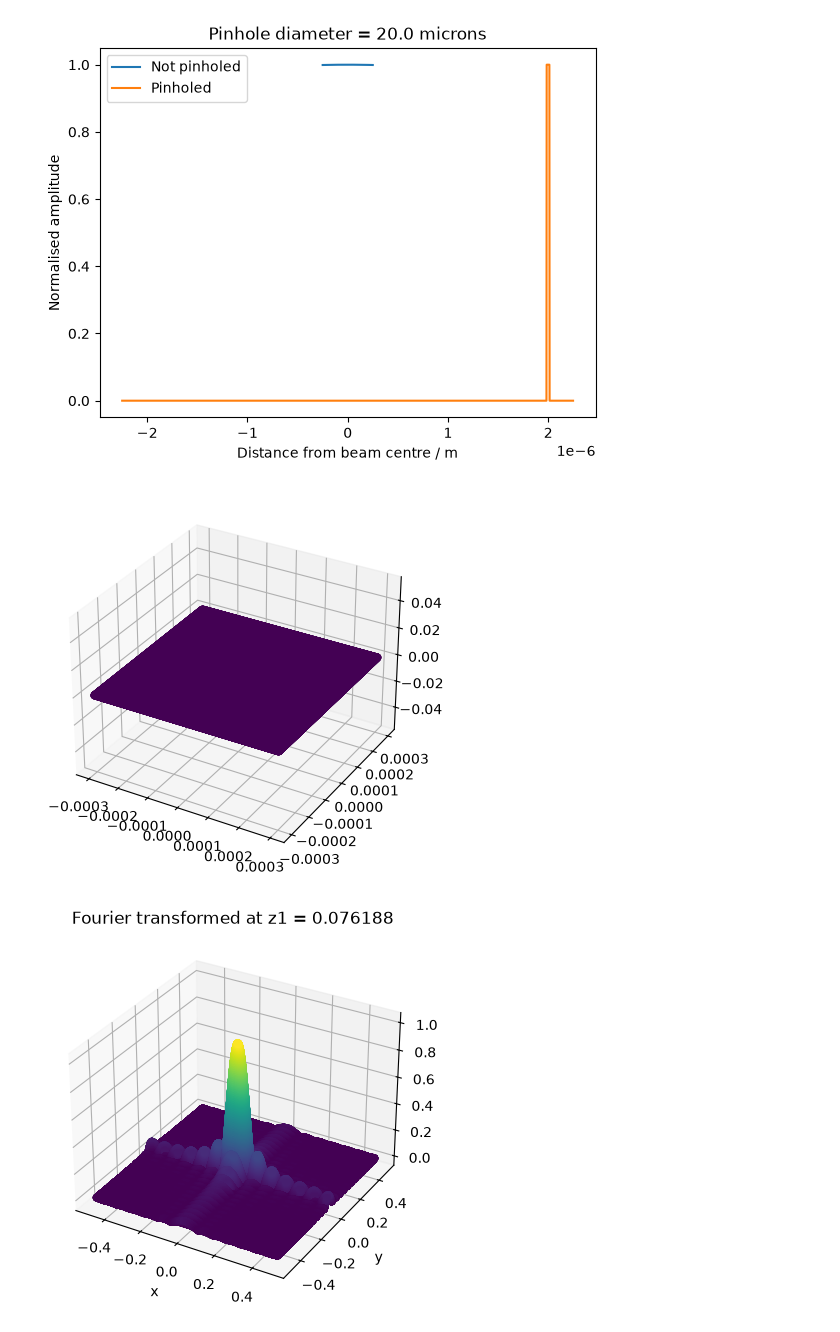
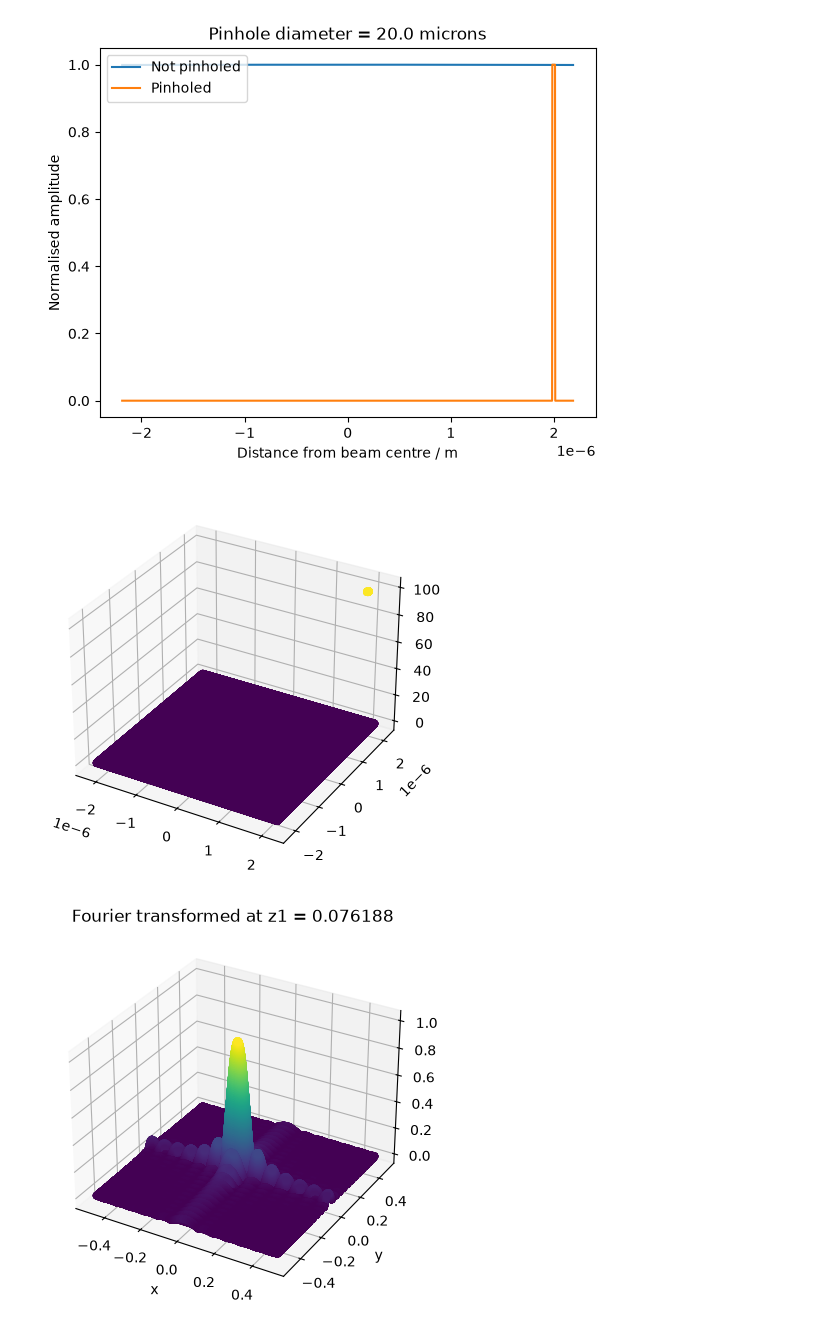
Before and after one commit to cosmosian-42/fraunhofer_diffraction, a Jupyter notebook: gaussian_beam/applying_a_mask.ipynb, the cells around one changed output. Drawn from its saved outputs; the diff is of its cells as text; code cells hidden in the pictures.

Commit message:
Functional version of movable slit code

```diff
--- a/gaussian_beam/applying_a_mask.ipynb
+++ b/gaussian_beam/applying_a_mask.ipynb
@@ -325,7 +325,7 @@ z = 1e-10 # at the source
 a_0 = 100
 n = 1
 
-variable = omega_0 / 300 # window size as a linear function of omega_0
+variable = omega_0 / 400 # window size as a linear function of omega_0
 variable_x = variable + x_pos
 variable_y = variable + y_pos
 
@@ -337,35 +337,35 @@ pinhole_radius = 1e-5
 # defines a meshgrid of xy values and calculates the beam at this point
 
 initial_beam_x = np.linspace(-variable_x,variable_x,samples)
 initial_beam_y = np.linspace(-variable_y,variable_y,samples)
 x_mesh, y_mesh = np.meshgrid(initial_beam_x, initial_beam_y)
 amp, phase = gaussian_beam(omega_0, z, wavelength, a_0, x_mesh, y_mesh, n)
 
 marginal = np.sum(amp, 0)
-plt.plot(np.linspace(-variable,variable,samples, endpoint = False), marginal/np.max(marginal), '-', label = ('Not pinholed'))
+plt.plot(np.linspace(-variable_x,variable_x,samples, endpoint = False), marginal/np.max(marginal), '-', label = ('Not pinholed'))
 
 # uncomment which one you want then vary samples and variable (window size) to get a good graph
 lines_per_mm = 6000
 amp = pinhole(x_mesh, y_mesh, pinhole_radius, amp)
 #amp = diffraction_grating(x_mesh, y_mesh, pinhole_radius, amp, lines_per_mm)
 #amp = pinhole_slit_movable(x_mesh, y_mesh, pinhole_radius, wavelength, amp, 2e-6, 2e-6)
 amp = movable_slit(x_mesh, y_mesh, wavelength, amp, x_pos, y_pos)
 
 marginal = np.sum(amp, 0)
 plt.plot(np.linspace(-variable_x,variable_x,samples, endpoint = False), marginal/np.max(marginal), '-', label = ('Pinholed'))
 # not the best representation, but shows the sharp cut off. In reality, this is far less curved
 
 # slice_2d = amp[len(y_mesh)//2, :]
 # plt.plot(np.linspace(-variable_x,variable_x,samples, endpoint = False), slice_2d/np.max(slice_2d), '-', label = 'Pinholed slice')
 # better representation of the graph
 
 plt.legend(fontsize = 10, loc = 2)
 plt.title(f'Pinhole diameter = {2 * pinhole_radius * (10**6)} microns')
 plt.xlabel('Distance from beam centre / m')
 plt.ylabel('Normalised amplitude')
 plt.show()
 # %% [output]
-[figure, old version]
+[figure, new version]
 # %%
 fig = plt.figure()
 ax = fig.add_subplot(111, projection='3d')
@@ -373,7 +373,7 @@ ax = fig.add_subplot(111, projection='3d')
 ax.scatter(x_mesh, y_mesh, abs(amp), c=amp, marker='o', s=20)
 plt.show()
 # %% [output]
-[figure, old version]
+[figure, new version]
 # %%
 # does the 2D fourier transform and normalises the values
 ft = calculate_2dft(amp)
```
